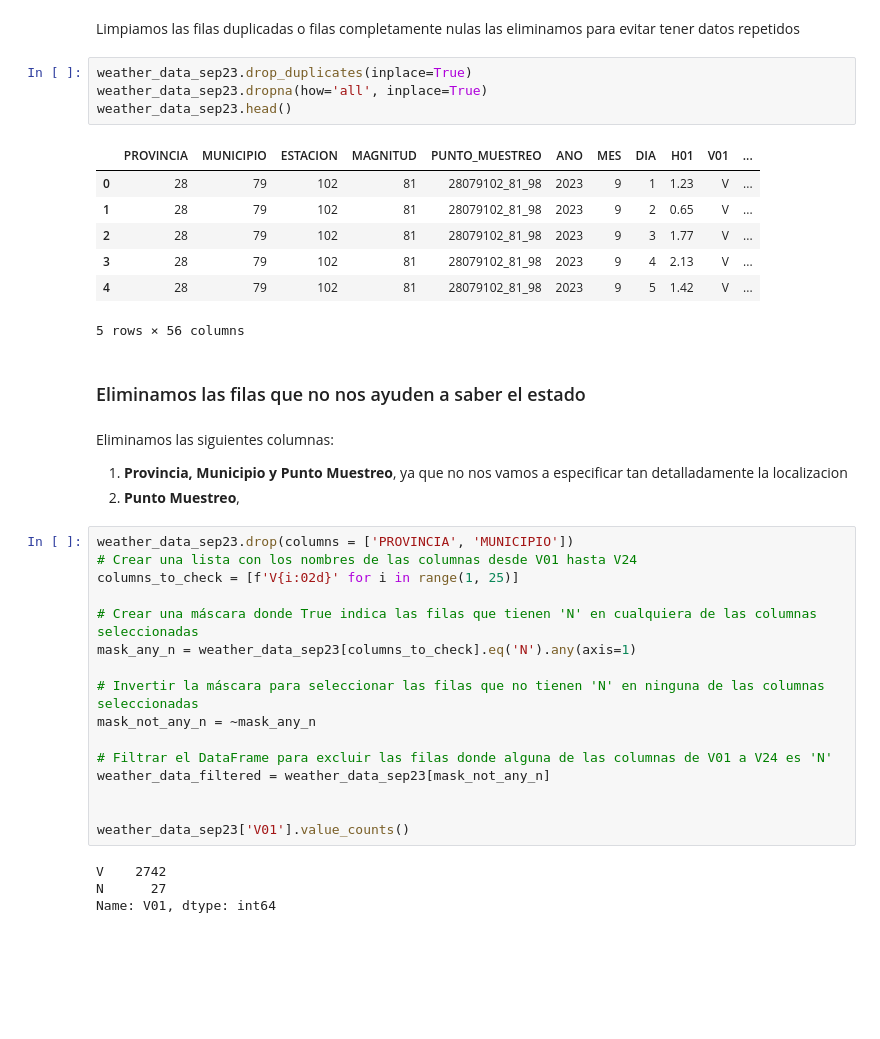
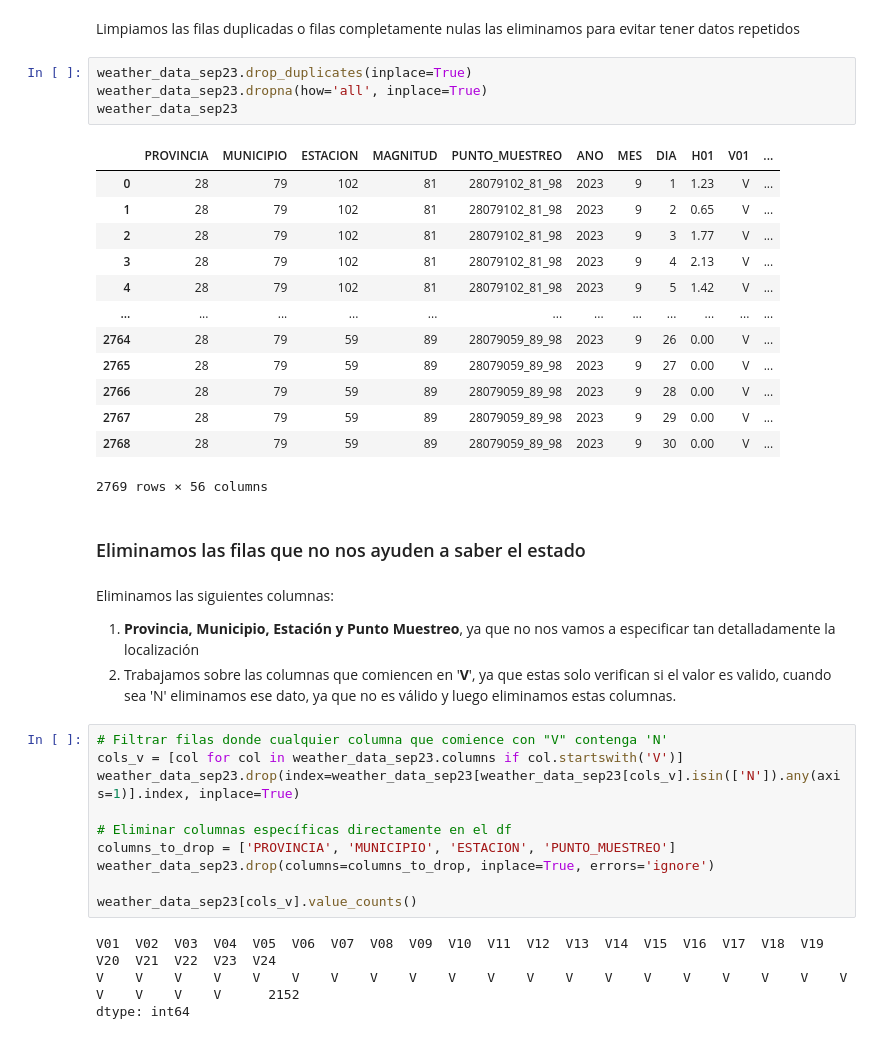
Before and after one commit to lucaramirezo/Traffic-Network-Transparency, a Jupyter notebook: Exploratory_Data_Analysis.ipynb, the cells around one changed output. Drawn from its saved outputs; the diff is of its cells as text; blank space fills up the shorter version.

```diff
--- a/Exploratory_Data_Analysis.ipynb
+++ b/Exploratory_Data_Analysis.ipynb
@@ -274,38 +217,38 @@ Limpiamos las filas duplicadas o filas completamente nulas las eliminamos para e
 # %%
 weather_data_sep23.drop_duplicates(inplace=True)
 weather_data_sep23.dropna(how='all', inplace=True)
-weather_data_sep23.head()
+weather_data_sep23
 # %% [output]
 |  | PROVINCIA | MUNICIPIO | ESTACION | MAGNITUD | PUNTO_MUESTREO | ANO | MES | DIA | H01 | V01 | ... |
 | 0 | 28 | 79 | 102 | 81 | 28079102_81_98 | 2023 | 9 | 1 | 1.23 | V | ... |
 | 1 | 28 | 79 | 102 | 81 | 28079102_81_98 | 2023 | 9 | 2 | 0.65 | V | ... |
 | 2 | 28 | 79 | 102 | 81 | 28079102_81_98 | 2023 | 9 | 3 | 1.77 | V | ... |
 | 3 | 28 | 79 | 102 | 81 | 28079102_81_98 | 2023 | 9 | 4 | 2.13 | V | ... |
 | 4 | 28 | 79 | 102 | 81 | 28079102_81_98 | 2023 | 9 | 5 | 1.42 | V | ... |
+| ... | ... | ... | ... | ... | ... | ... | ... | ... | ... | ... | ... |
+| 2764 | 28 | 79 | 59 | 89 | 28079059_89_98 | 2023 | 9 | 26 | 0.00 | V | ... |
+| 2765 | 28 | 79 | 59 | 89 | 28079059_89_98 | 2023 | 9 | 27 | 0.00 | V | ... |
+| 2766 | 28 | 79 | 59 | 89 | 28079059_89_98 | 2023 | 9 | 28 | 0.00 | V | ... |
+| 2767 | 28 | 79 | 59 | 89 | 28079059_89_98 | 2023 | 9 | 29 | 0.00 | V | ... |
+| 2768 | 28 | 79 | 59 | 89 | 28079059_89_98 | 2023 | 9 | 30 | 0.00 | V | ... |
-5 rows × 56 columns
+2769 rows × 56 columns
 # %% [markdown]
 ### Eliminamos las filas que no nos ayuden a saber el estado
 # %% [markdown]
 Eliminamos las siguientes columnas:
- 1. **Provincia, Municipio y Punto Muestreo**, ya que no nos vamos a especificar tan detalladamente la localizacion
-2. **Punto Muestreo**,
+ 1. **Provincia, Municipio, Estación y Punto Muestreo**, ya que no nos vamos a especificar tan detalladamente la localización
+2. Trabajamos sobre las columnas que comiencen en '**V**', ya que estas solo verifican si el valor es valido, cuando sea 'N' eliminamos ese dato, ya que no es válido y luego eliminamos estas columnas.
-# %%
-weather_data_sep23.drop(columns = ['PROVINCIA', 'MUNICIPIO'])
-# Crear una lista con los nombres de las columnas desde V01 hasta V24
-columns_to_check = [f'V{i:02d}' for i in range(1, 25)]
-
-# Crear una máscara donde True indica las filas que tienen 'N' en cualquiera de las columnas seleccionadas
-mask_any_n = weather_data_sep23[columns_to_check].eq('N').any(axis=1)
-
-# Invertir la máscara para seleccionar las filas que no tienen 'N' en ninguna de las columnas seleccionadas
-mask_not_any_n = ~mask_any_n
-
-# Filtrar el DataFrame para excluir las filas donde alguna de las columnas de V01 a V24 es 'N'
-weather_data_filtered = weather_data_sep23[mask_not_any_n]
-
-
-weather_data_sep23['V01'].value_counts()
-# %% [output]
-V    2742
-N      27
-Name: V01, dtype: int64
+# %%
+# Filtrar filas donde cualquier columna que comience con "V" contenga 'N'
+cols_v = [col for col in weather_data_sep23.columns if col.startswith('V')]
+weather_data_sep23.drop(index=weather_data_sep23[weather_data_sep23[cols_v].isin(['N']).any(axis=1)].index, inplace=True)
+
+# Eliminar columnas específicas directamente en el df
+columns_to_drop = ['PROVINCIA', 'MUNICIPIO', 'ESTACION', 'PUNTO_MUESTREO']
+weather_data_sep23.drop(columns=columns_to_drop, inplace=True, errors='ignore')
+
+weather_data_sep23[cols_v].value_counts()
+# %% [output]
+V01  V02  V03  V04  V05  V06  V07  V08  V09  V10  V11  V12  V13  V14  V15  V16  V17  V18  V19  V20  V21  V22  V23  V24
+V    V    V    V    V    V    V    V    V    V    V    V    V    V    V    V    V    V    V    V    V    V    V    V      2152
+dtype: int64
```
Also changed, not shown: parts of 13 cells of this notebook, 3 other files.
